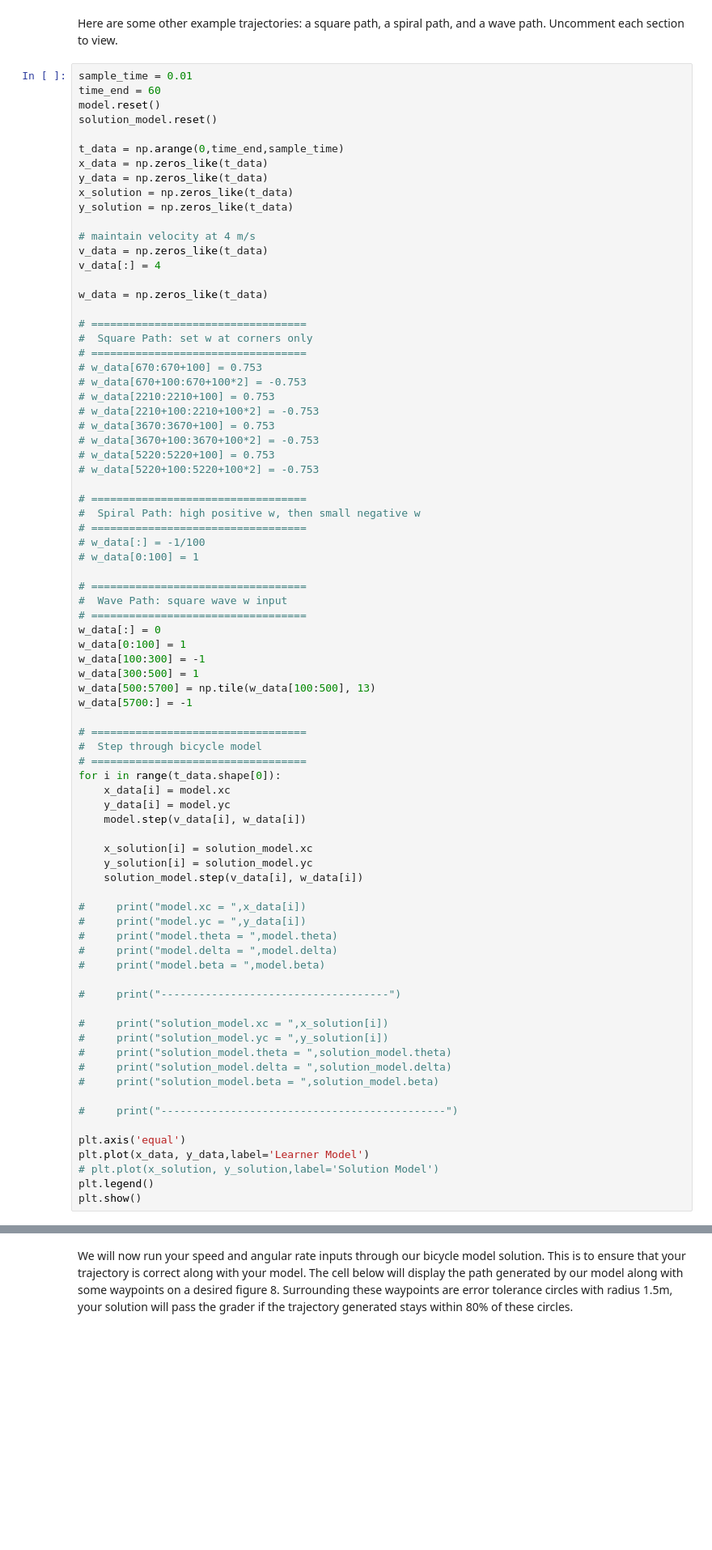
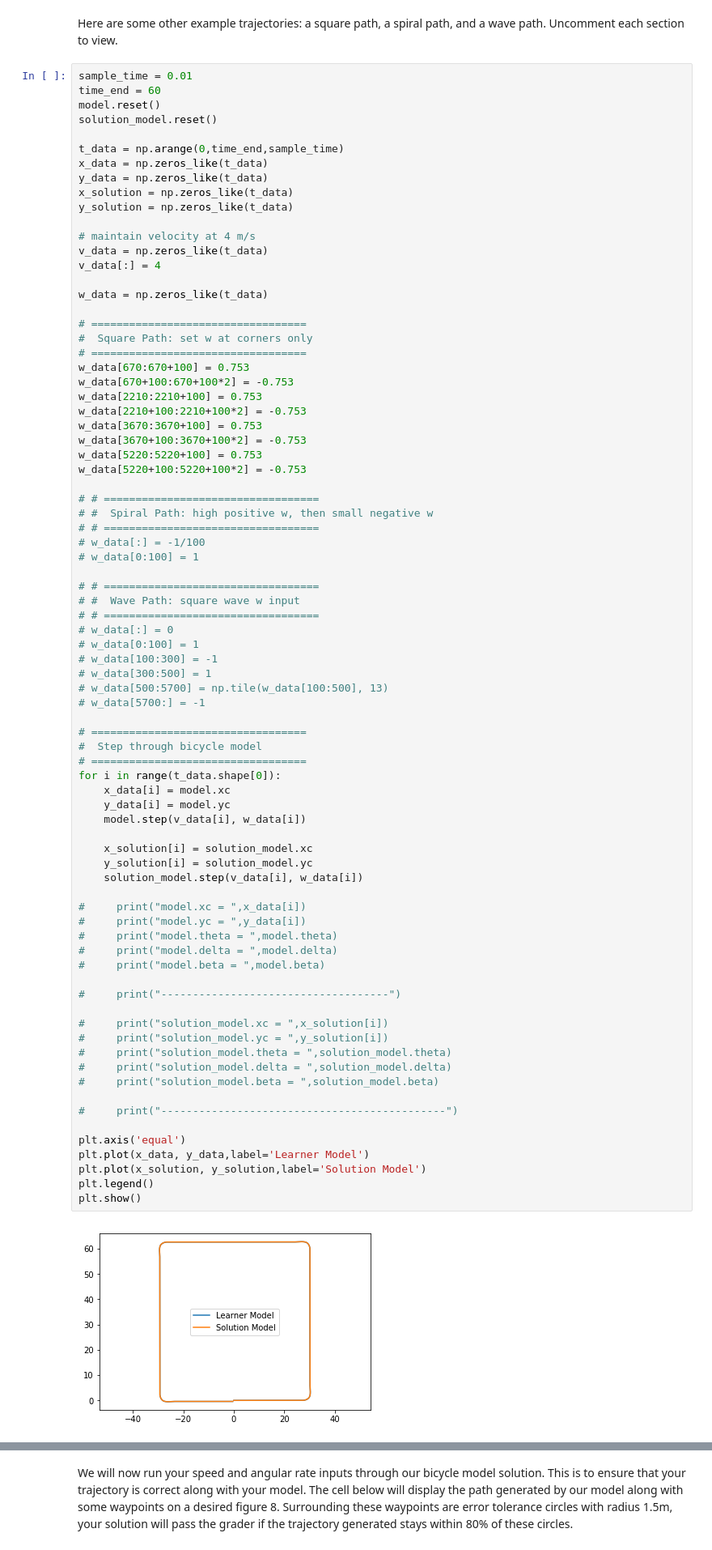
Before and after one commit to vinod-kancherla/self_driving_cars, a Jupyter notebook: Introduction_to_self_driving_cars/Kinematic_Bicycle_Model.ipynb, the cells around one changed output, grey strips where cells are left out. Shown at 81% size. Saved outputs shown, nothing was run; the diff lists cells and outputs as text; blank space fills up the shorter version.

```diff
--- a/Introduction_to_self_driving_cars/Kinematic_Bicycle_Model.ipynb
+++ b/Introduction_to_self_driving_cars/Kinematic_Bicycle_Model.ipynb
@@ -226,64 +212,66 @@ w_data = np.zeros_like(t_data)
 # ==================================
 #  Square Path: set w at corners only
 # ==================================
-# w_data[670:670+100] = 0.753
-# w_data[670+100:670+100*2] = -0.753
-# w_data[2210:2210+100] = 0.753
-# w_data[2210+100:2210+100*2] = -0.753
-# w_data[3670:3670+100] = 0.753
-# w_data[3670+100:3670+100*2] = -0.753
-# w_data[5220:5220+100] = 0.753
-# w_data[5220+100:5220+100*2] = -0.753
+w_data[670:670+100] = 0.753
+w_data[670+100:670+100*2] = -0.753
+w_data[2210:2210+100] = 0.753
+w_data[2210+100:2210+100*2] = -0.753
+w_data[3670:3670+100] = 0.753
+w_data[3670+100:3670+100*2] = -0.753
+w_data[5220:5220+100] = 0.753
+w_data[5220+100:5220+100*2] = -0.753
 
-# ==================================
-#  Spiral Path: high positive w, then small negative w
-# ==================================
+# # ==================================
+# #  Spiral Path: high positive w, then small negative w
+# # ==================================
 # w_data[:] = -1/100
 # w_data[0:100] = 1
 
-# ==================================
-#  Wave Path: square wave w input
-# ==================================
-w_data[:] = 0
-w_data[0:100] = 1
-w_data[100:300] = -1
-w_data[300:500] = 1
-w_data[500:5700] = np.tile(w_data[100:500], 13)
-w_data[5700:] = -1
+# # ==================================
+# #  Wave Path: square wave w input
+# # ==================================
+# w_data[:] = 0
+# w_data[0:100] = 1
+# w_data[100:300] = -1
+# w_data[300:500] = 1
+# w_data[500:5700] = np.tile(w_data[100:500], 13)
+# w_data[5700:] = -1
 
 # ==================================
 #  Step through bicycle model
 # ==================================
 for i in range(t_data.shape[0]):
     x_data[i] = model.xc
     y_data[i] = model.yc
     model.step(v_data[i], w_data[i])
 
     x_solution[i] = solution_model.xc
     y_solution[i] = solution_model.yc
     solution_model.step(v_data[i], w_data[i])
 
 #     print("model.xc = ",x_data[i])
 #     print("model.yc = ",y_data[i])
 #     print("model.theta = ",model.theta)
 #     print("model.delta = ",model.delta)
 #     print("model.beta = ",model.beta)
 
 #     print("------------------------------------")
 
 #     print("solution_model.xc = ",x_solution[i])
 #     print("solution_model.yc = ",y_solution[i])
 #     print("solution_model.theta = ",solution_model.theta)
 #     print("solution_model.delta = ",solution_model.delta)
 #     print("solution_model.beta = ",solution_model.beta)
 
 #     print("---------------------------------------------")
 
 plt.axis('equal')
 plt.plot(x_data, y_data,label='Learner Model')
-# plt.plot(x_solution, y_solution,label='Solution Model')
+plt.plot(x_solution, y_solution,label='Solution Model')
 plt.legend()
 plt.show()
+# %% [output]
+[figure, added]
 # %% [markdown]
 We would now like the bicycle to travel a figure eight trajectory. Both circles in the figure eight have a radius of 8m and the path should complete in 30 seconds. The path begins at the bottom of the left circle and is shown in the figure below:
 
```
Also changed, not shown: parts of 9 cells of this notebook, 2 other files.
